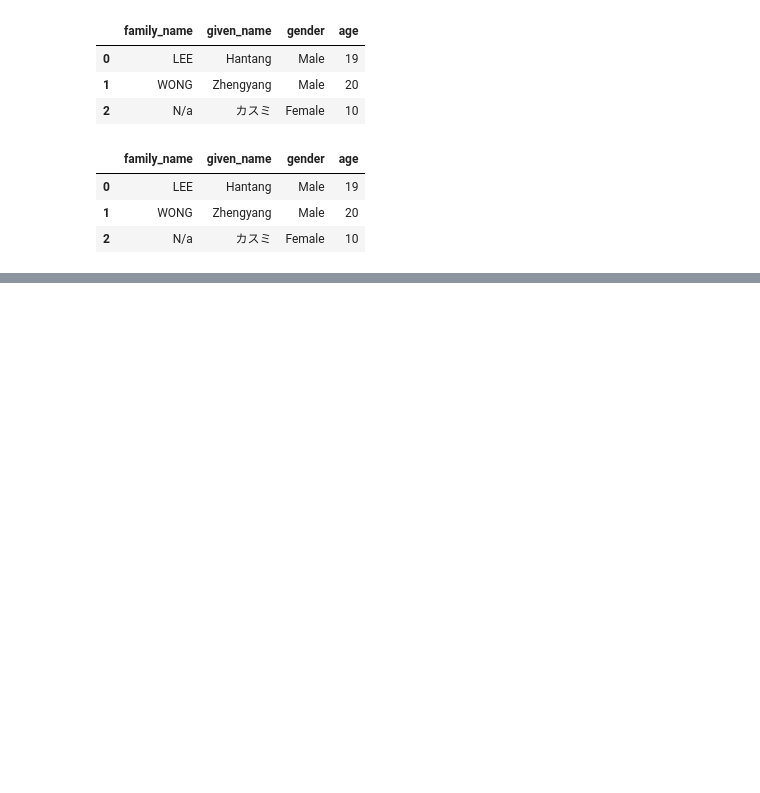
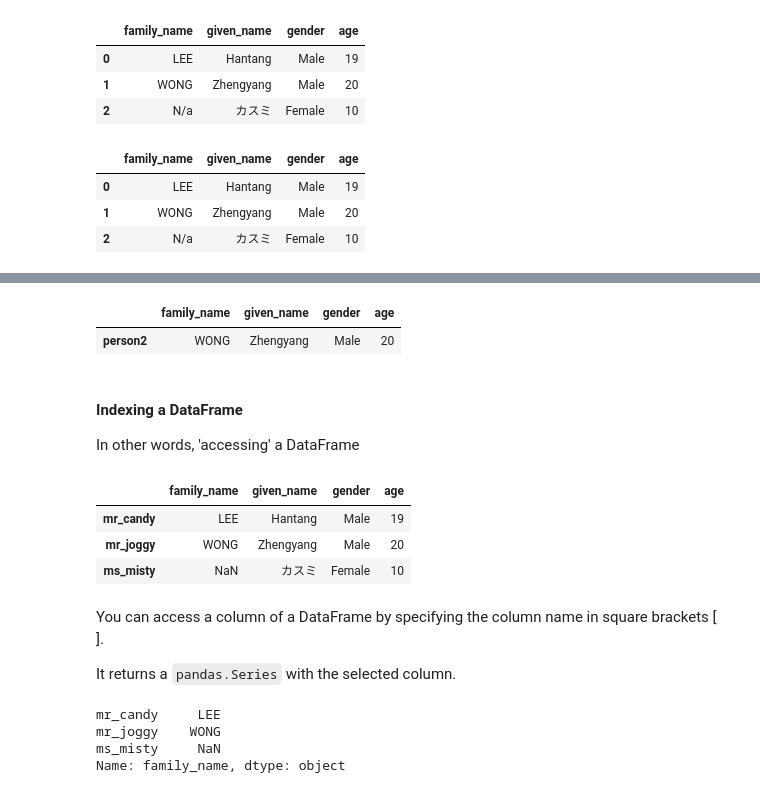
Before and after one commit to ADMINGUOYU/DataProcessing-Python, a Jupyter notebook: NoteBooks/02_pandas.ipynb, the cells around one changed output, grey strips where cells are left out. Drawn from its saved outputs; the diff is of its cells as text; code cells hidden in the pictures; blank space fills up the shorter version.

```diff
--- a/NoteBooks/02_pandas.ipynb
+++ b/NoteBooks/02_pandas.ipynb
@@ -190,0 +252,60 @@ dataframe
+# %%
+"""
+You must run the previous cell first. (To get 'dataframe' initialized.)
+"""
+
+# You can use .dropna() to remove rows or columns with NaN
+dataframe.dropna(axis = 0, how = 'any', inplace = True)
+
+# visualize
+dataframe
+# %% [output]
+|  | family_name | given_name | gender | age |
+| person2 | WONG | Zhengyang | Male | 20 |
+# %% [markdown]
+#### Indexing a DataFrame
+
+In other words, 'accessing' a DataFrame
+# %%
+import pandas
+
+# Again, some data first
+mr_candy = pandas.Series(data = ['LEE', 'Hantang', 'Male', 19], \
+                         index = ['family_name', 'given_name', 'gender', 'age'])
+mr_joggy = pandas.Series(data = ['WONG', 'Zhengyang', 'Male', 20], \
+                         index = ['family_name', 'given_name', 'gender', 'age'])
+ms_misty = pandas.Series(data = ['カスミ', 'Female', 10], \
+                         index = ['given_name', 'gender', 'age'])   # in the format, for missing fields, simply ignore that index
+
+# And a dataframe
+dataframe = pandas.DataFrame(data = [mr_candy, mr_joggy, ms_misty], index = ['mr_candy', 'mr_joggy', 'ms_misty'])   # you can fill in the indexes here
+
+# let's visualize
+dataframe
+# %% [output]
+|  | family_name | given_name | gender | age |
+| mr_candy | LEE | Hantang | Male | 19 |
+| mr_joggy | WONG | Zhengyang | Male | 20 |
+| ms_misty | NaN | カスミ | Female | 10 |
+# %% [markdown]
+You can access a column of a DataFrame by specifying the column name in square
+brackets [ ].
+
+It returns a `pandas.Series` with the selected column.
+# %%
+"""
+You must run the previous cell first. (To get 'dataframe' correctly set.)
+"""
+
+# obtain all family names (whole column)
+retrieved_family_names = dataframe['family_name']
+
+# visualize
+print(retrieved_family_names)
+
+# Noticed that the 'NaN' is an element in that Series
+# %% [output]
+mr_candy     LEE
+mr_joggy    WONG
+ms_misty     NaN
+Name: family_name, dtype: object
```
Also changed, not shown: parts of 24 cells of this notebook.
